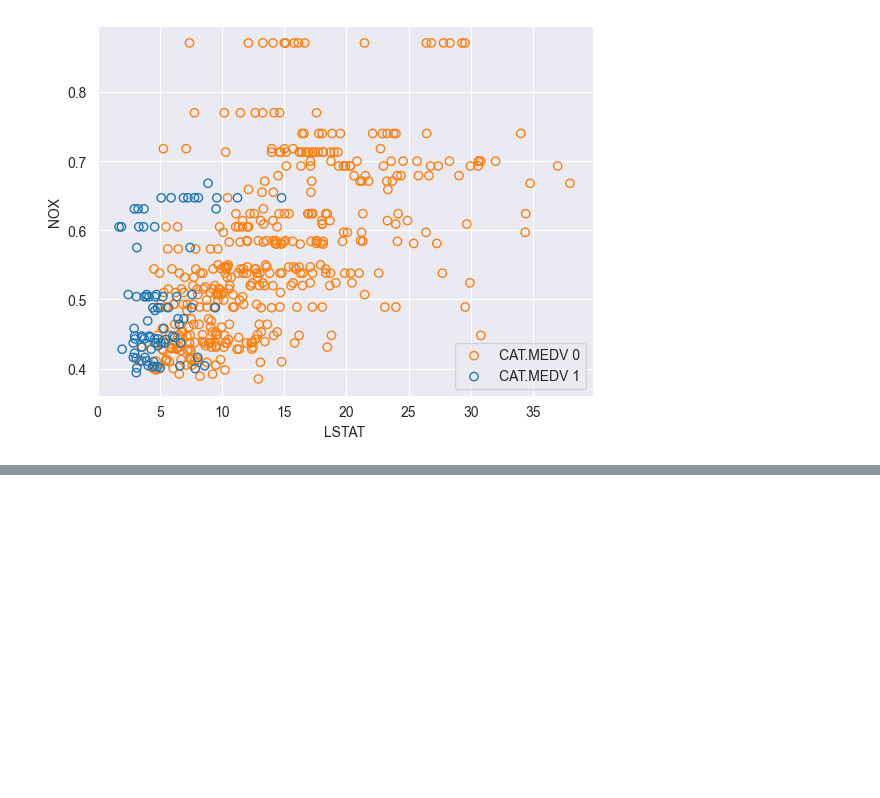
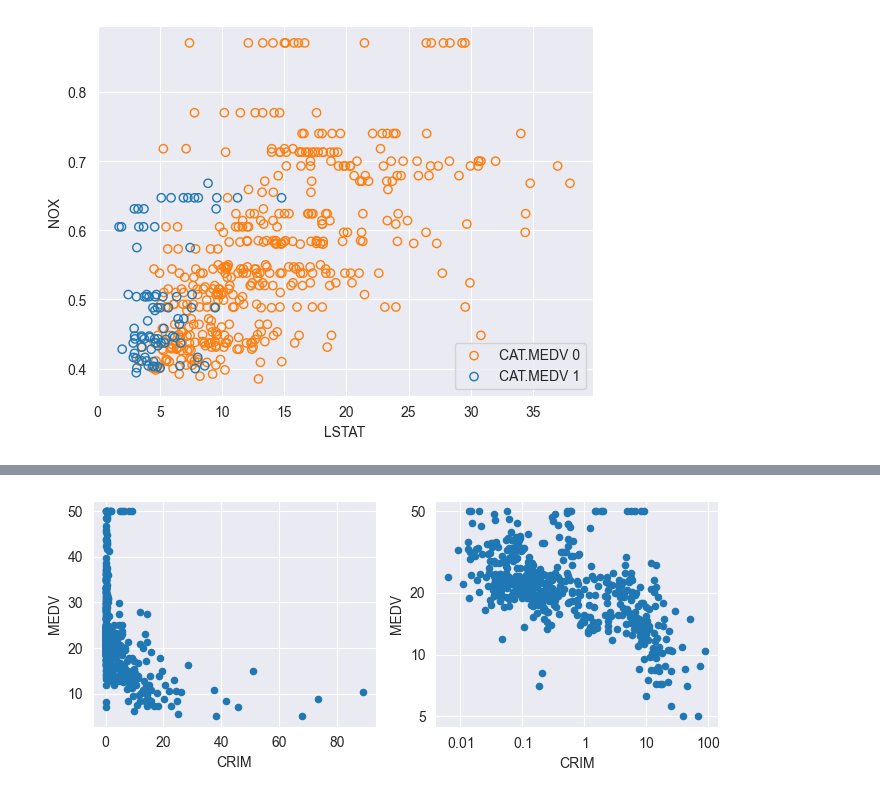
Before and after one commit to JunheeChoi/dm_class, a Jupyter notebook: 0314_dmclass.ipynb, the cells around one changed output, grey strips where cells are left out. Saved outputs shown, nothing was run; the diff lists cells and outputs as text; code cells hidden in the pictures; blank space fills up the shorter version.

```diff
--- a/0314_dmclass.ipynb
+++ b/0314_dmclass.ipynb
@@ -1057,0 +1099,16 @@ plt.show()
+# %%
+fig, axes = plt.subplots(nrows = 1, ncols = 2, figsize = (7,3))
+
+# Regular scale
+housing_df.plot.scatter(x = 'CRIM', y = 'MEDV', ax = axes[0])
+#log scale
+ax = housing_df.plot.scatter(x = 'CRIM', y = 'MEDV', logx = True, logy = True, ax=axes[1])
+# 로그 인덱스를 반영한 단위 표기
+plt.rcParams['axes.formatter.min_exponent'] = 4
+ax.set_yticks([5,10,20,50])
+ax.set_yticklabels([5,10,20,50])
+plt.tight_layout()
+
+plt.show()
+# %% [output]
+[figure, added]
```
Also changed, not shown: parts of 8 cells of this notebook.
